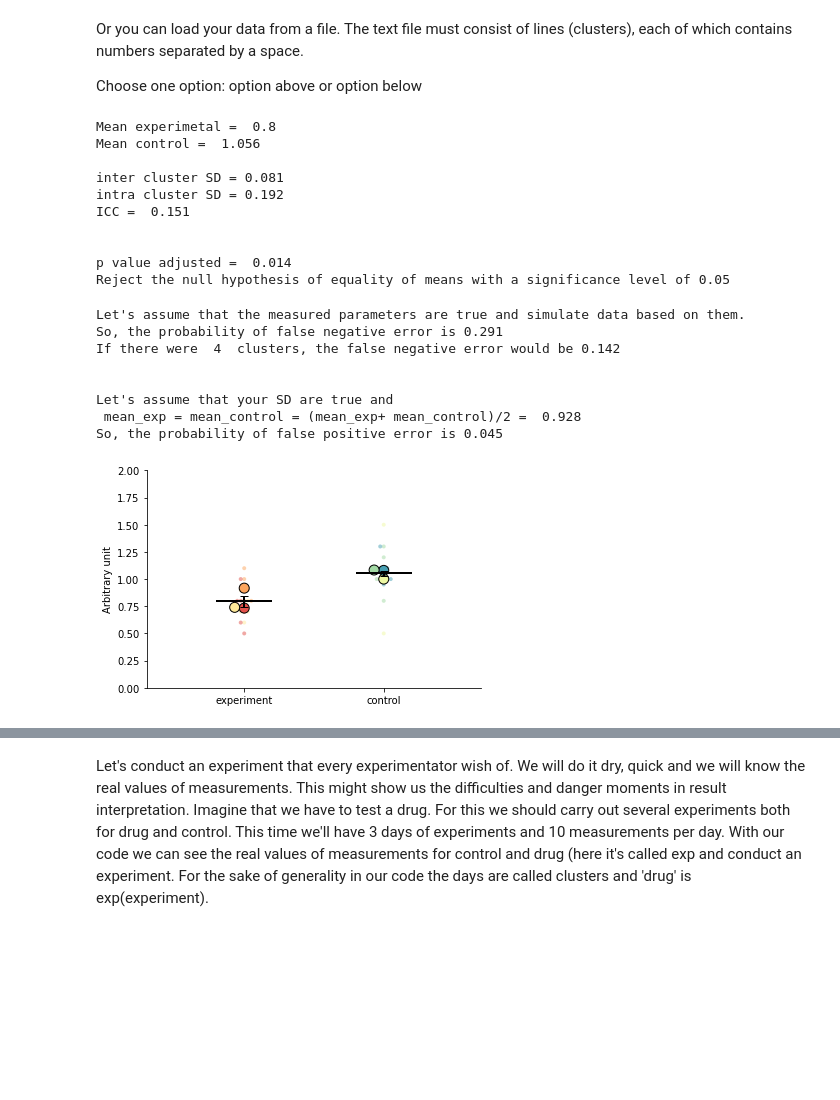
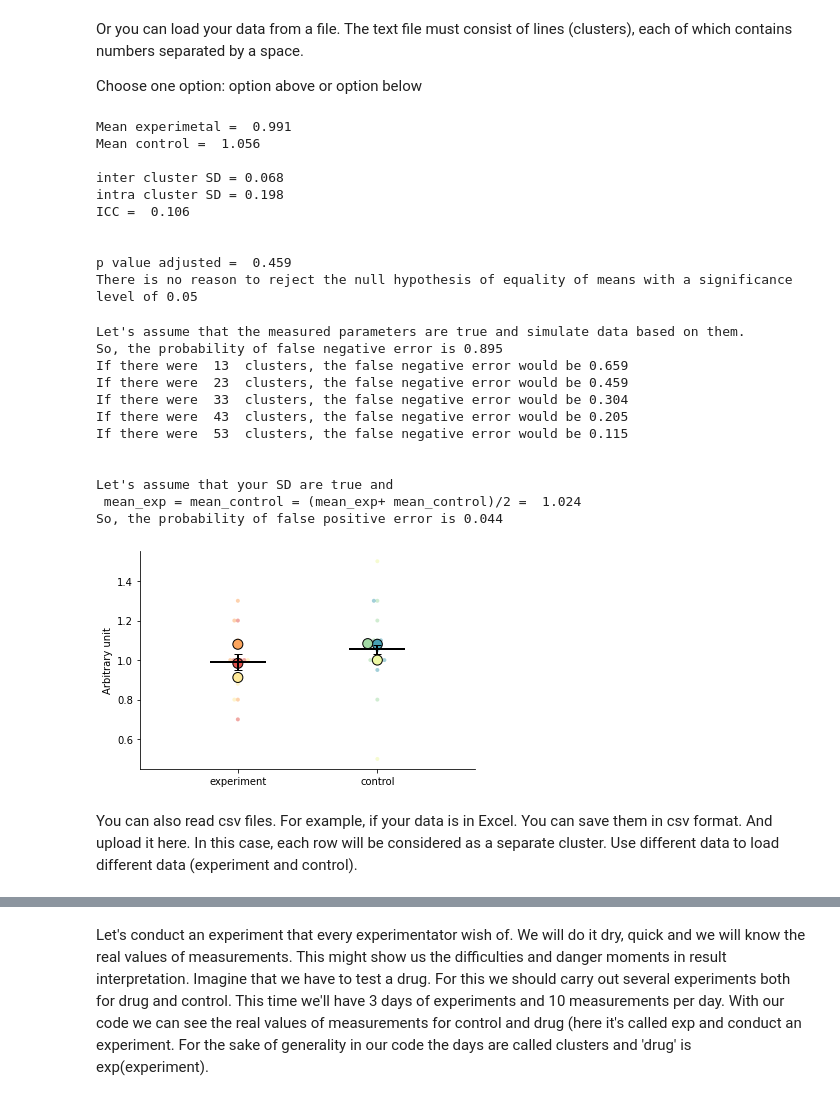
Before and after one commit to juliaLopanskaia/biostastics_article, a Jupyter notebook: new/examples.ipynb, the cells around one changed output, grey strips where cells are left out. Cells and saved outputs as stored; diff of their text form; code cells hidden in the pictures; blank space fills up the shorter version.

```diff
--- a/new/examples.ipynb
+++ b/new/examples.ipynb
@@ -34,24 +34,30 @@ data_exp = read_file('experiment.txt')
 data_control = read_file('control.txt')
 # %%
 #Analyze data
-analyze(data_exp, data_control, forecast_error=True)
+analyze(data_exp, data_control, forecast_error=True, plus_number_cluster=10)
 # %% [output]
-Mean experimetal =  0.8
+Mean experimetal =  0.991
 Mean control =  1.056
 
-inter cluster SD = 0.081
-intra cluster SD = 0.192
-ICC =  0.151
+inter cluster SD = 0.068
+intra cluster SD = 0.198
+ICC =  0.106
 
 
-p value adjusted =  0.014
-Reject the null hypothesis of equality of means with a significance level of 0.05
+p value adjusted =  0.459
+There is no reason to reject the null hypothesis of equality of means with a significance level of 0.05
 Let's assume that the measured parameters are true and simulate data based on them.
-So, the probability of false negative error is 0.291
-If there were  4  clusters, the false negative error would be 0.142
+So, the probability of false negative error is 0.895
+If there were  13  clusters, the false negative error would be 0.659
+If there were  23  clusters, the false negative error would be 0.459
+If there were  33  clusters, the false negative error would be 0.304
+If there were  43  clusters, the false negative error would be 0.205
+If there were  53  clusters, the false negative error would be 0.115
 
 
 Let's assume that your SD are true and
- mean_exp = mean_control = (mean_exp+ mean_control)/2 =  0.928
-So, the probability of false positive error is 0.045
+ mean_exp = mean_control = (mean_exp+ mean_control)/2 =  1.024
+So, the probability of false positive error is 0.044
-[figure, old version]
+[figure, new version]
+# %% [markdown]
+You can also read csv files. For example, if your data is in Excel. You can save them in csv format. And upload it here. In this case, each row will be considered as a separate cluster. Use different data to load different data (experiment and control).
```
Also changed, not shown: parts of 6 cells of this notebook, 2 other files.
